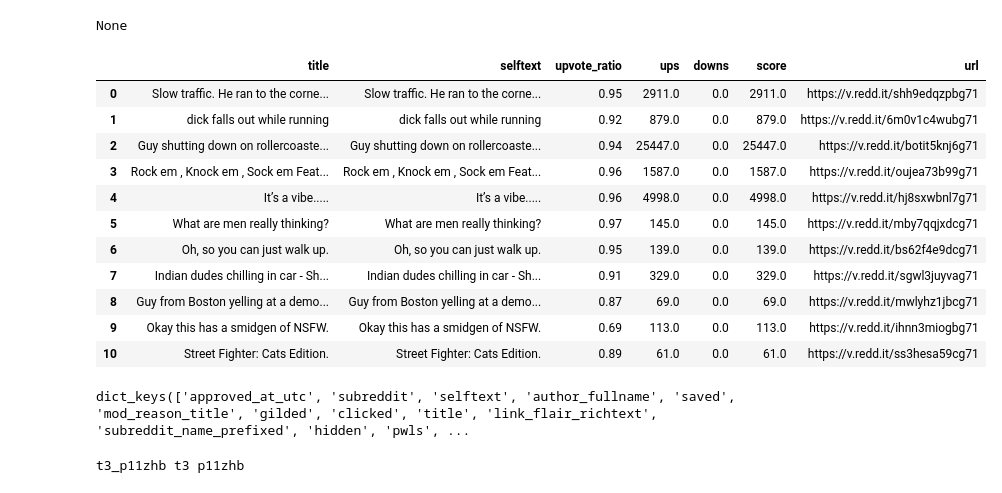
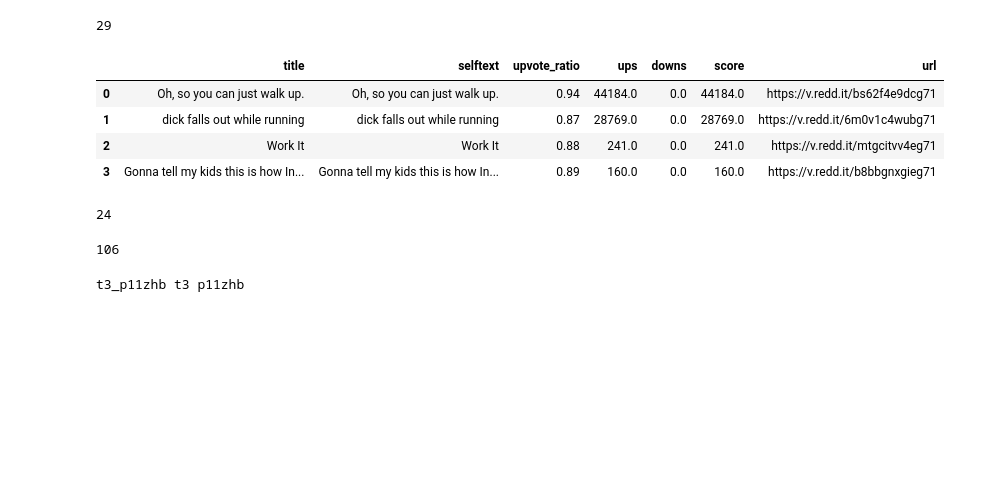
Before and after one commit to diningPhilosopher64/whodoesntlovereddit, a Jupyter notebook: sandbox/RedditScrapingDailyUpload.ipynb, the cells around one changed output. Drawn from its saved outputs; the diff is of its cells as text; code cells hidden in the pictures; blank space fills up the shorter version.

```diff
--- a/sandbox/RedditScrapingDailyUpload.ipynb
+++ b/sandbox/RedditScrapingDailyUpload.ipynb
@@ -138,41 +129,40 @@ pp.pprint(res.json()['data']['children'][5]['data'])
 # %%
-pp.pprint(res.json()['data']['children'][7]['data']['media'])
+pp.pprint(res.json()['data']['children'][7]['data']['media']['reddit_video']['duration'])
 # %% [output]
-None
+29
 # %%
 df_hot = pd.DataFrame()
-
+total_duration = 0
 for post in res.json()['data']['children']:
     if post['data']['is_video']:
         df_hot = df_hot.append({
     #         'subreddit': post['data']['subreddit'],
             'title': post['data']['title'],
             'selftext': post['data']['title'],
             'upvote_ratio': post['data']['upvote_ratio'],
             'ups': post['data']['ups'],
             'downs': post['data']['downs'],
             'score': post['data']['score'],
             'url': post['data']['url'],
         }, ignore_index=True)
 
+        total_duration += post['data']['media']['reddit_video']['duration']
+
 df_hot
 # %% [output]
 |  | title | selftext | upvote_ratio | ups | downs | score | url |
-| 0 | Slow traffic. He ran to the corne... | Slow traffic. He ran to the corne... | 0.95 | 2911.0 | 0.0 | 2911.0 | https://v.redd.it/shh9edqzpbg71 |
-| 1 | dick falls out while running | dick falls out while running | 0.92 | 879.0 | 0.0 | 879.0 | https://v.redd.it/6m0v1c4wubg71 |
-| 2 | Guy shutting down on rollercoaste... | Guy shutting down on rollercoaste... | 0.94 | 25447.0 | 0.0 | 25447.0 | https://v.redd.it/botit5knj6g71 |
-| 3 | Rock em , Knock em , Sock em Feat... | Rock em , Knock em , Sock em Feat... | 0.96 | 1587.0 | 0.0 | 1587.0 | https://v.redd.it/oujea73b99g71 |
-| 4 | It’s a vibe..... | It’s a vibe..... | 0.96 | 4998.0 | 0.0 | 4998.0 | https://v.redd.it/hj8sxwbnl7g71 |
-| 5 | What are men really thinking? | What are men really thinking? | 0.97 | 145.0 | 0.0 | 145.0 | https://v.redd.it/mby7qqjxdcg71 |
-| 6 | Oh, so you can just walk up. | Oh, so you can just walk up. | 0.95 | 139.0 | 0.0 | 139.0 | https://v.redd.it/bs62f4e9dcg71 |
-| 7 | Indian dudes chilling in car - Sh... | Indian dudes chilling in car - Sh... | 0.91 | 329.0 | 0.0 | 329.0 | https://v.redd.it/sgwl3juyvag71 |
-| 8 | Guy from Boston yelling at a demo... | Guy from Boston yelling at a demo... | 0.87 | 69.0 | 0.0 | 69.0 | https://v.redd.it/mwlyhz1jbcg71 |
-| 9 | Okay this has a smidgen of NSFW. | Okay this has a smidgen of NSFW. | 0.69 | 113.0 | 0.0 | 113.0 | https://v.redd.it/ihnn3miogbg71 |
-| 10 | Street Fighter: Cats Edition. | Street Fighter: Cats Edition. | 0.89 | 61.0 | 0.0 | 61.0 | https://v.redd.it/ss3hesa59cg71 |
+| 0 | Oh, so you can just walk up. | Oh, so you can just walk up. | 0.94 | 44184.0 | 0.0 | 44184.0 | https://v.redd.it/bs62f4e9dcg71 |
+| 1 | dick falls out while running | dick falls out while running | 0.87 | 28769.0 | 0.0 | 28769.0 | https://v.redd.it/6m0v1c4wubg71 |
+| 2 | Work It | Work It | 0.88 | 241.0 | 0.0 | 241.0 | https://v.redd.it/mtgcitvv4eg71 |
+| 3 | Gonna tell my kids this is how In... | Gonna tell my kids this is how In... | 0.89 | 160.0 | 0.0 | 160.0 | https://v.redd.it/b8bbgnxgieg71 |
 # %%
-pp.pprint(post['data'].keys())
+pp.pprint(post['data']['media']['reddit_video']['duration'])
 # %% [output]
-dict_keys(['approved_at_utc', 'subreddit', 'selftext', 'author_fullname', 'saved', 'mod_reason_title', 'gilded', 'clicked', 'title', 'link_flair_richtext', 'subreddit_name_prefixed', 'hidden', 'pwls', ...
+24
+# %%
+total_duration
+# %% [output]
+106
 # %%
 print(post['data']['name'], post['kind'], post['data']['id'])
 # %% [output]
```
Also changed, not shown: parts of 4 cells of this notebook, 8 other files.
